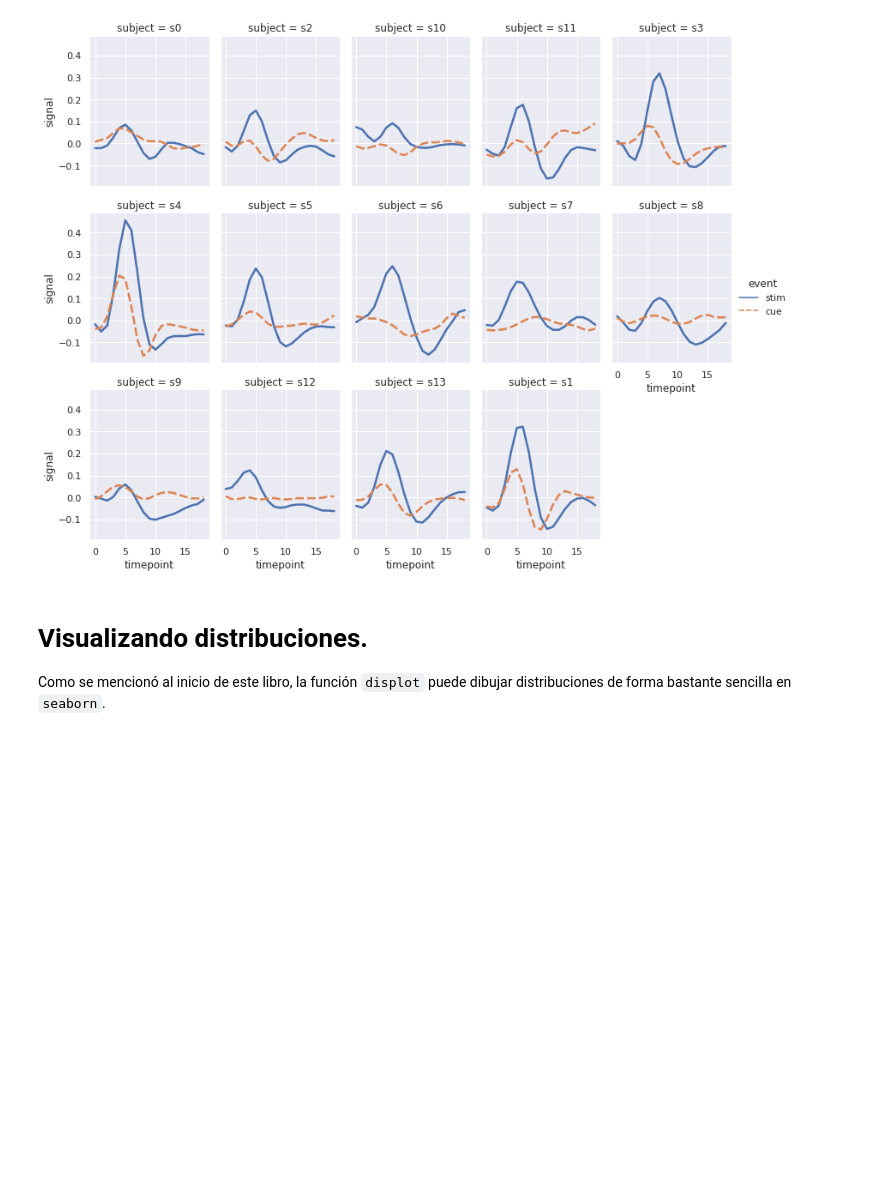
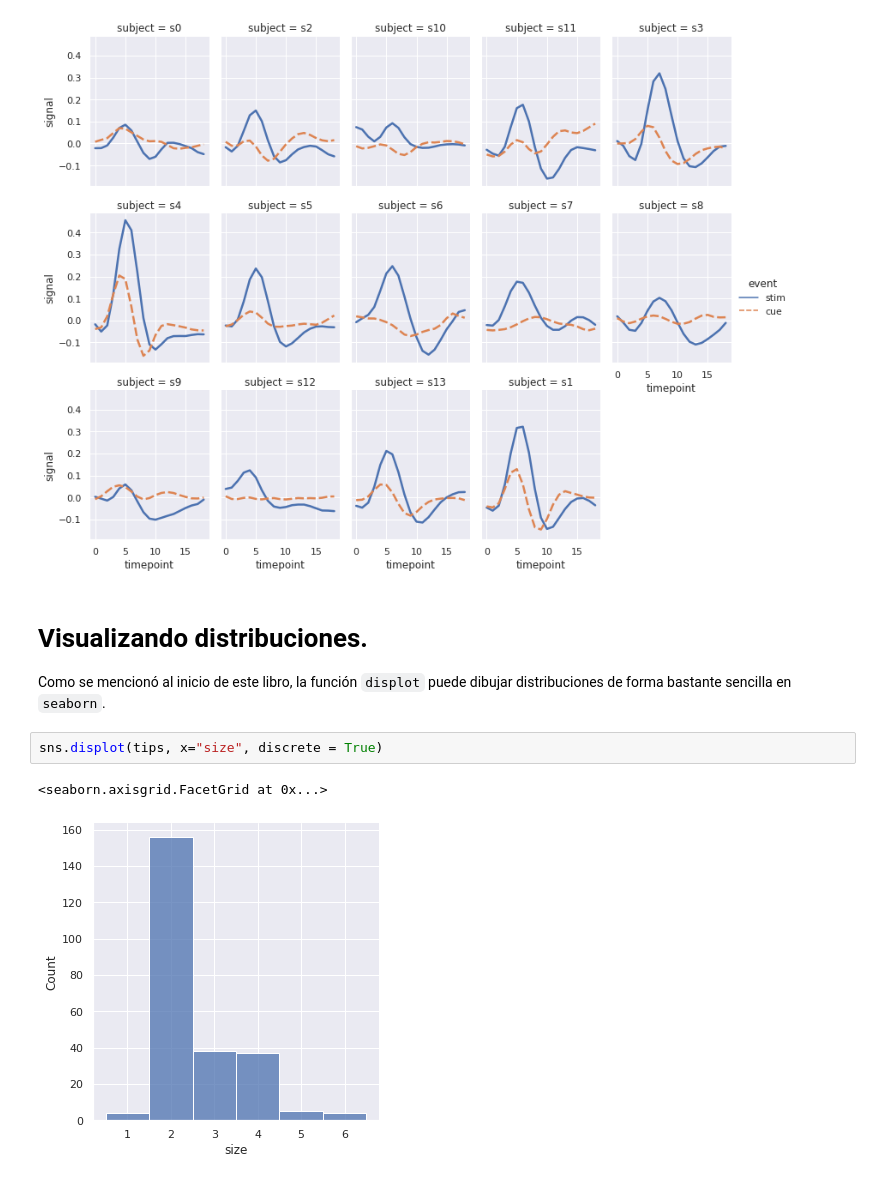
Before and after one commit to luisbarboza27/Notebooks_CA0502, a Jupyter notebook: Semana_5_2.ipynb, the cells around one changed output. Saved outputs shown, nothing was run; the diff lists cells and outputs as text; blank space fills up the shorter version.

Commit message:
Seaborn: Visualizando distribuciones

```diff
--- a/Semana_5_2.ipynb
+++ b/Semana_5_2.ipynb
@@ -308,3 +308,8 @@ sns.relplot(x="timepoint", y="signal", hue="event", style="event",
 # Visualizando distribuciones.
 
 Como se mencionó al inicio de este libro, la función `displot` puede dibujar distribuciones de forma bastante sencilla en `seaborn`.
+# %%
+sns.displot(tips, x="size", discrete = True)
+# %% [output]
+<seaborn.axisgrid.FacetGrid at 0x...>
+[figure, added]
```
Also changed, not shown: parts of 15 cells of this notebook.
